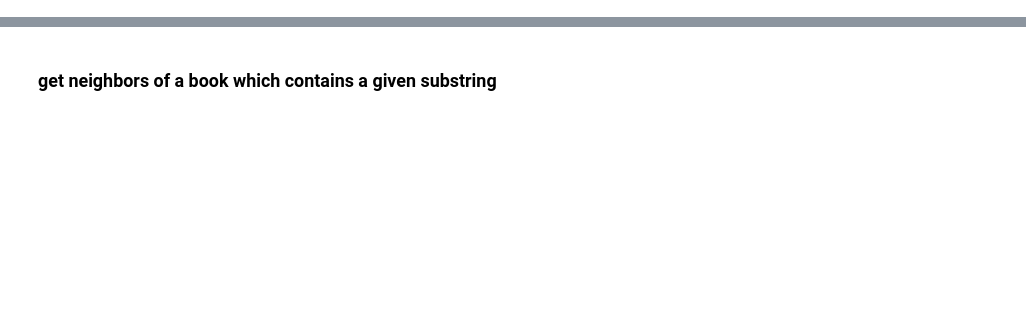
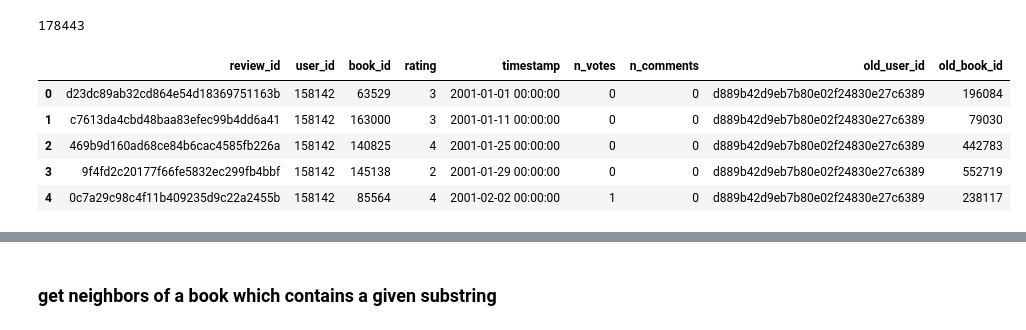
Before and after one commit to elainewyq/Goodreads_Book_Recommender, a Jupyter notebook: RecommendationExample.ipynb, the cells around one changed output, grey strips where cells are left out. Saved outputs shown, nothing was run; the diff lists cells and outputs as text; code cells hidden in the pictures; blank space fills up the shorter version.

```diff
--- a/RecommendationExample.ipynb
+++ b/RecommendationExample.ipynb
@@ -92,0 +47,13 @@ model.train(num_iterations=2000, learning_rate=1.)
+# %%
+len(books)
+# %% [output]
+178443
+# %%
+reviews.head()
+# %% [output]
+|  | review_id | user_id | book_id | rating | timestamp | n_votes | n_comments | old_user_id | old_book_id |
+| 0 | d23dc89ab32cd864e54d18369751163b | 158142 | 63529 | 3 | 2001-01-01 00:00:00 | 0 | 0 | d889b42d9eb7b80e02f24830e27c6389 | 196084 |
+| 1 | c7613da4cbd48baa83efec99b4dd6a41 | 158142 | 163000 | 3 | 2001-01-11 00:00:00 | 0 | 0 | d889b42d9eb7b80e02f24830e27c6389 | 79030 |
+| 2 | 469b9d160ad68ce84b6cac4585fb226a | 158142 | 140825 | 4 | 2001-01-25 00:00:00 | 0 | 0 | d889b42d9eb7b80e02f24830e27c6389 | 442783 |
+| 3 | 9f4fd2c20177f66fe5832ec299fb4bbf | 158142 | 145138 | 2 | 2001-01-29 00:00:00 | 0 | 0 | d889b42d9eb7b80e02f24830e27c6389 | 552719 |
+| 4 | 0c7a29c98c4f11b409235d9c22a2455b | 158142 | 85564 | 4 | 2001-02-02 00:00:00 | 1 | 0 | d889b42d9eb7b80e02f24830e27c6389 | 238117 |
```
Also changed, not shown: parts of 40 cells of this notebook, 1 other file.
